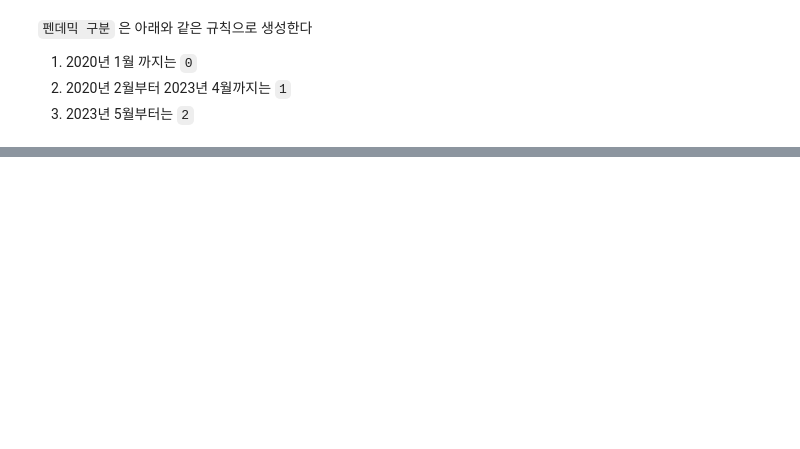
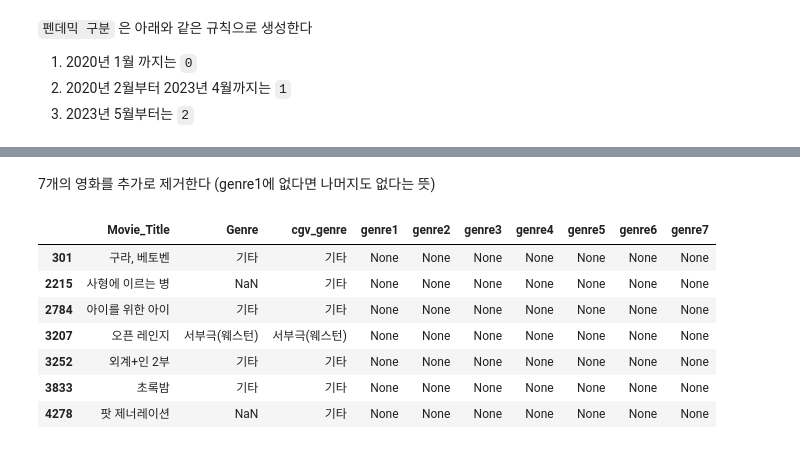
Before and after one commit to Seungwoo-JI64/BAF-25-2-Marketing, a Jupyter notebook: analysis/분석용데이터생성.ipynb, the cells around one changed output, grey strips where cells are left out. Cells and saved outputs as stored; diff of their text form; code cells hidden in the pictures; blank space fills up the shorter version.

```diff
--- a/analysis/분석용데이터생성.ipynb
+++ b/analysis/분석용데이터생성.ipynb
@@ -468,0 +804,2 @@ final_result.to_csv("boxoffice_data.csv", index=False, encoding='utf-8-sig')
+# %%
+movie_info = pd.concat([movie_info.drop(columns=["Distributor"]), distributor.drop(columns=["Distributor"])], axis=1)
@@ -468,0 +923,3 @@ final_result.to_csv("boxoffice_data.csv", index=False, encoding='utf-8-sig')
+# %%
+pd.set_option('display.max_rows', 30)
+unique_genre_lists.explode().value_counts().reset_index(name="장르별영화개수").head(30)
@@ -468,0 +944,2 @@ final_result.to_csv("boxoffice_data.csv", index=False, encoding='utf-8-sig')
+# %%
+pd.set_option('display.max_rows',10)
@@ -468,0 +948,33 @@ final_result.to_csv("boxoffice_data.csv", index=False, encoding='utf-8-sig')
+# %%
+import pandas as pd
+import numpy as np
+
+movie_info.reset_index(drop=True, inplace=True)
+genre_df = movie_info[['Movie_Title', 'Genre', 'cgv_genre']].copy()
+
+# 1. 두 장르 열을 콤마(,)로 연결하여 합칩니다.
+#    - 결측치(NaN)는 .fillna('')를 통해 빈 문자열로 처리합니다.
+combined_genres = genre_df['Genre'].fillna('') + ',' + genre_df['cgv_genre'].fillna('')
+
+# 2. 각 영화의 합쳐진 장르 문자열을 처리하여 고유한 장르 리스트로 만듭니다.
+combined_genres = combined_genres.str.replace('\u200c', '')  # 제어 문자 제거
+combined_genres = combined_genres.str.replace('서부극(웨스턴)', '')
+combined_genres = combined_genres.str.replace('성인물(에로)', '')
+combined_genres = combined_genres.str.replace('뮤지컬/연극/오페라', '')
+combined_genres = combined_genres.str.replace('기타', '')
+
+unique_genre_lists = combined_genres.str.split(',').apply(
+    lambda x: list(dict.fromkeys([s.strip() for s in x if s.strip()]))
+)
+
+# 3. 생성된 장르 리스트를 사용하여 새로운 데이터프레임을 만듭니다.
+genres_df = pd.DataFrame(unique_genre_lists.tolist())
+
+# 4. 새로운 데이터프레임의 열 이름을 'genre1', 'genre2', ... 형식으로 변경합니다.
+genres_df.columns = [f'genre{i+1}' for i in range(genres_df.shape[1])]
+
+# 5. 기존 데이터프레임과 새로 생성된 장르 데이터프레임을 합칩니다.
+result_df = pd.concat([genre_df, genres_df], axis=1)
+
+# 결과 확인
+result_df.head()
@@ -468,0 +1002,13 @@ final_result.to_csv("boxoffice_data.csv", index=False, encoding='utf-8-sig')
+# %% [markdown]
+7개의 영화를 추가로 제거한다 (genre1에 없다면 나머지도 없다는 뜻)
+# %%
+result_df[result_df["genre1"].isna()]
+# %% [output]
+|  | Movie_Title | Genre | cgv_genre | genre1 | genre2 | genre3 | genre4 | genre5 | genre6 | genre7 |
+| 301 | 구라, 베토벤 | 기타 | 기타 | None | None | None | None | None | None | None |
+| 2215 | 사형에 이르는 병 | NaN | 기타 | None | None | None | None | None | None | None |
+| 2784 | 아이를 위한 아이 | 기타 | 기타 | None | None | None | None | None | None | None |
+| 3207 | 오픈 레인지 | 서부극(웨스턴) | 서부극(웨스턴) | None | None | None | None | None | None | None |
+| 3252 | 외계+인 2부 | 기타 | 기타 | None | None | None | None | None | None | None |
+| 3833 | 초록밤 | 기타 | 기타 | None | None | None | None | None | None | None |
+| 4278 | 팟 제너레이션 | NaN | 기타 | None | None | None | None | None | None | None |
```
Also changed, not shown: parts of 82 cells of this notebook, 2 other files.
